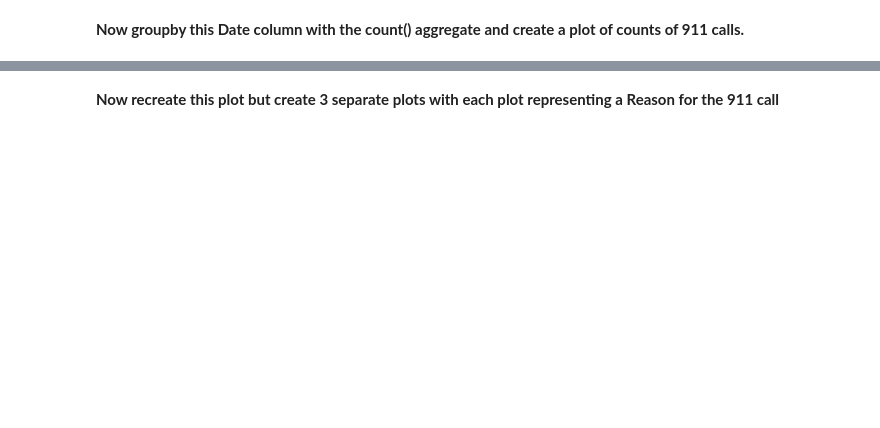
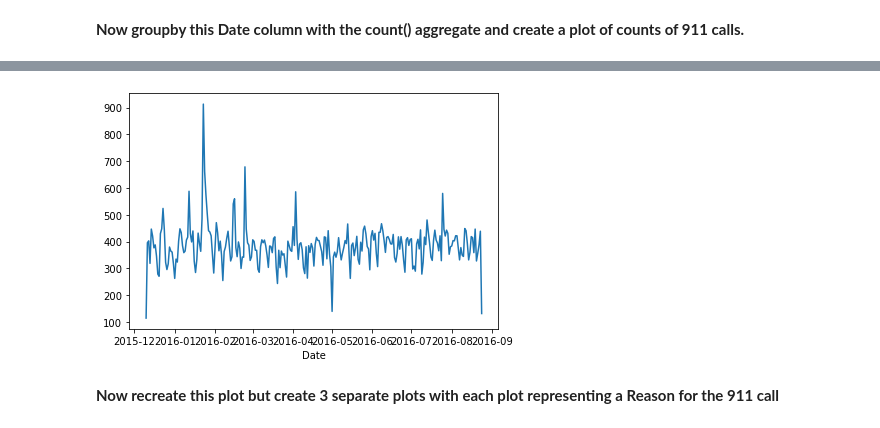
Before and after one commit to TBKHori/A.I_ARU, a Jupyter notebook: CMS_Analyse911calls_questions.ipynb, the cells around one changed output, grey strips where cells are left out. Cells and saved outputs as stored; diff of their text form; code cells hidden in the pictures; blank space fills up the shorter version.

```diff
--- a/CMS_Analyse911calls_questions.ipynb
+++ b/CMS_Analyse911calls_questions.ipynb
@@ -310,2 +311,7 @@ _____
+# %%
+def Find_date(datetimest):
+    return datetimest.date()
+
+df_calls['Date'] = df_calls.timeStamp.apply(Find_date)
 # %% [markdown]
 **Now groupby this Date column with the count() aggregate and create a plot of counts of 911 calls.**
@@ -315,2 +327,8 @@ _____
+# %%
+import matplotlib.pyplot as plt
+df_calls.groupby(['Date']).count()['Reason'].plot.line()
+plt.tight_layout()
+# %% [output]
+[figure, added]
 # %% [markdown]
 **Now recreate this plot but create 3 separate plots with each plot representing a Reason for the 911 call**
```
Also changed, not shown: parts of 18 cells of this notebook.
